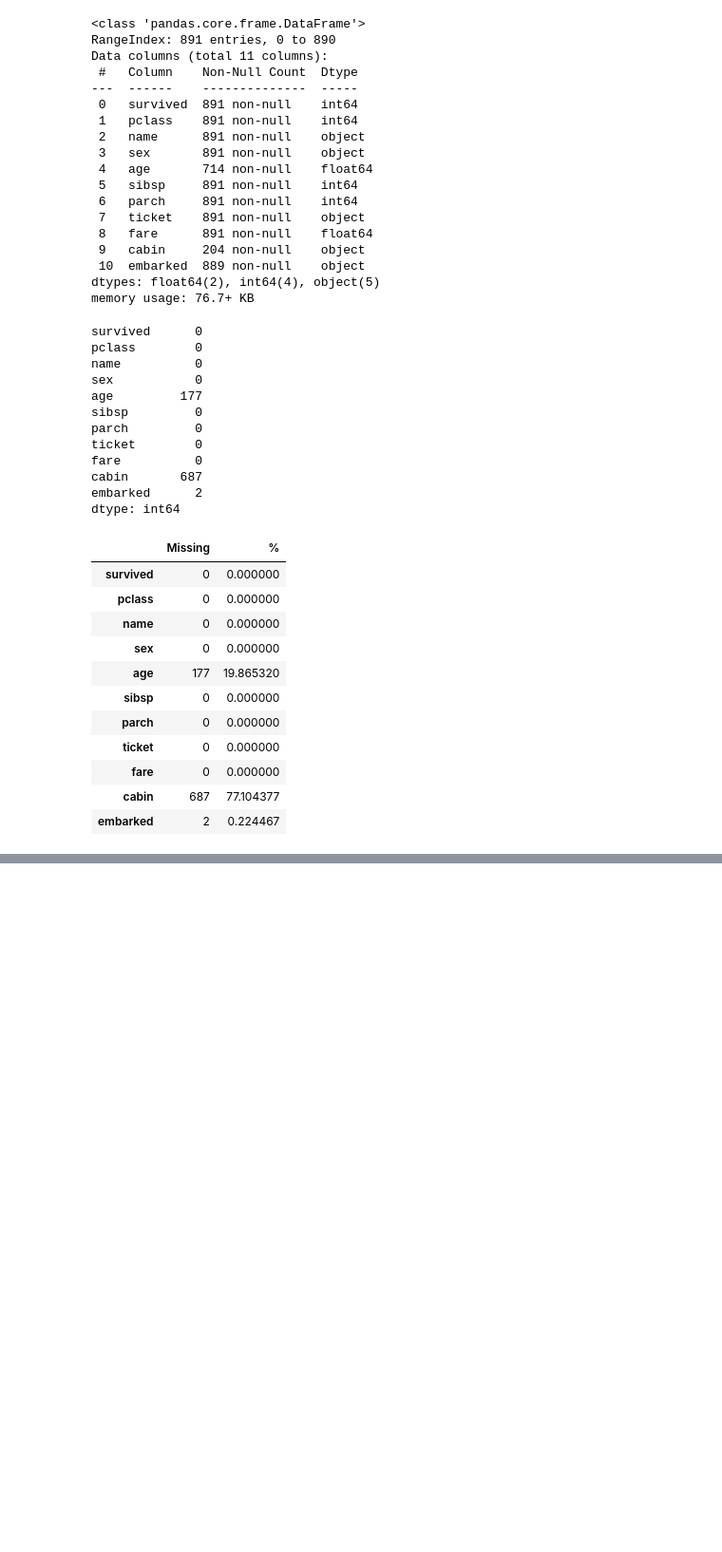
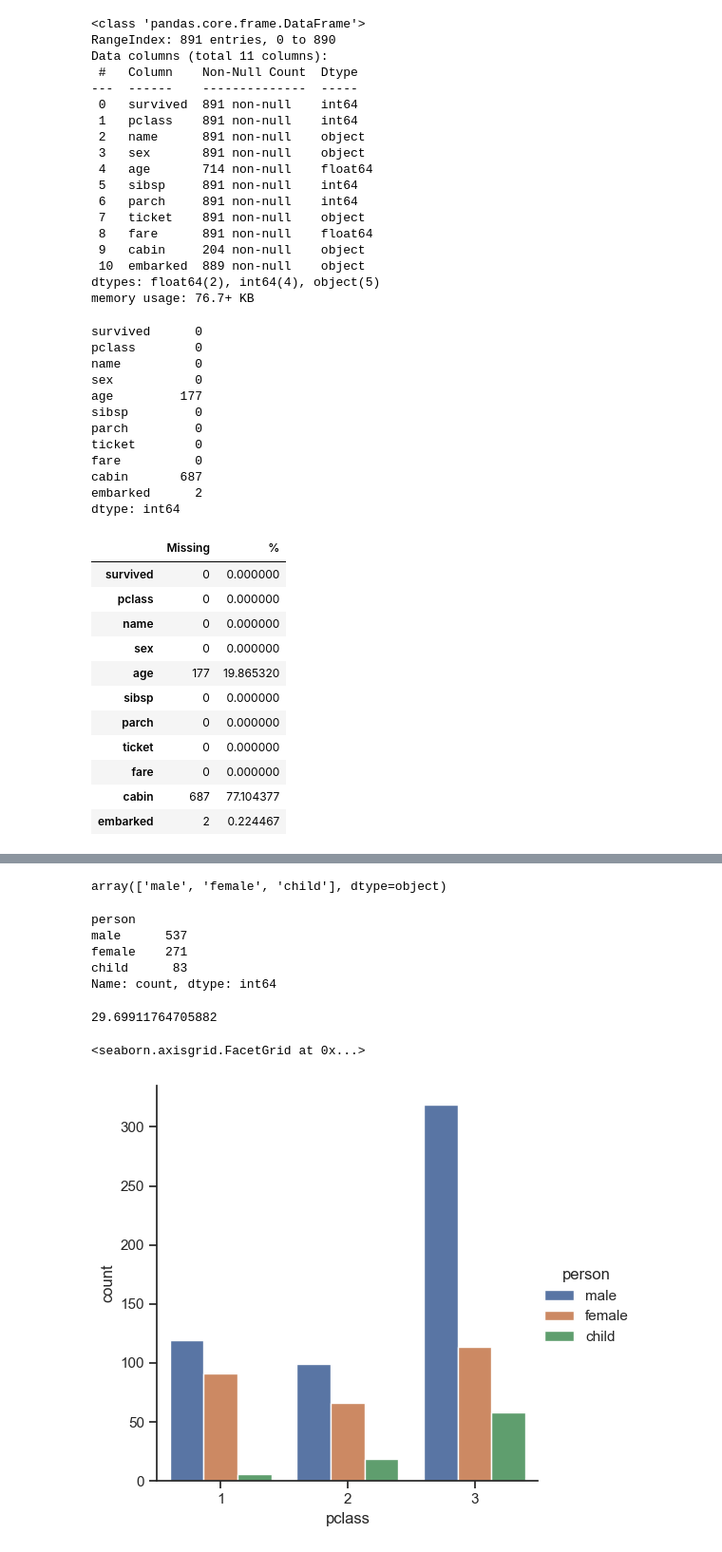
Before and after one commit to araobp/data-science, a Jupyter notebook: Titanic/study1.ipynb, the cells around one changed output, grey strips where cells are left out. Shown: that part at 95% size. Saved outputs shown, nothing was run; the diff lists cells and outputs as text; code cells hidden in the pictures; blank space fills up the shorter version.

```diff
--- a/Titanic/study1.ipynb
+++ b/Titanic/study1.ipynb
@@ -73,0 +86,3 @@ missing
+# %%
+titanic_df['person'] = titanic_df.sex
+titanic_df.loc[titanic_df['age'] < 16, 'person'] = 'child'
@@ -73,0 +98,21 @@ missing
+# %%
+titanic_df.person.unique()
+# %% [output]
+array(['male', 'female', 'child'], dtype=object)
+# %%
+titanic_df.person.value_counts()
+# %% [output]
+person
+male      537
+female    271
+child      83
+Name: count, dtype: int64
+# %%
+titanic_df.age.mean()
+# %% [output]
+29.69911764705882
+# %%
+sns.catplot(x='pclass', data=titanic_df, hue='person', kind='count')
+# %% [output]
+<seaborn.axisgrid.FacetGrid at 0x...>
+[figure, added]
```
Also changed, not shown: parts of 12 cells of this notebook.
